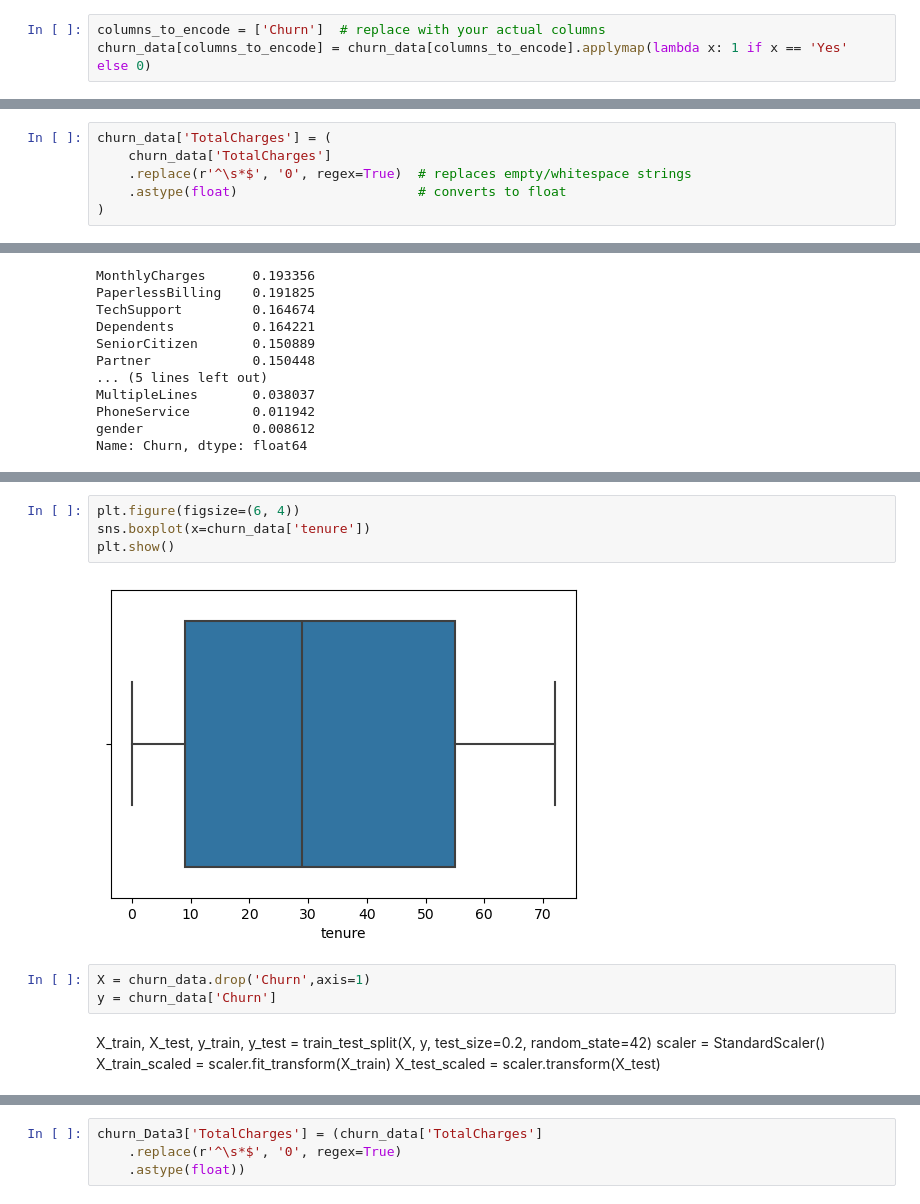
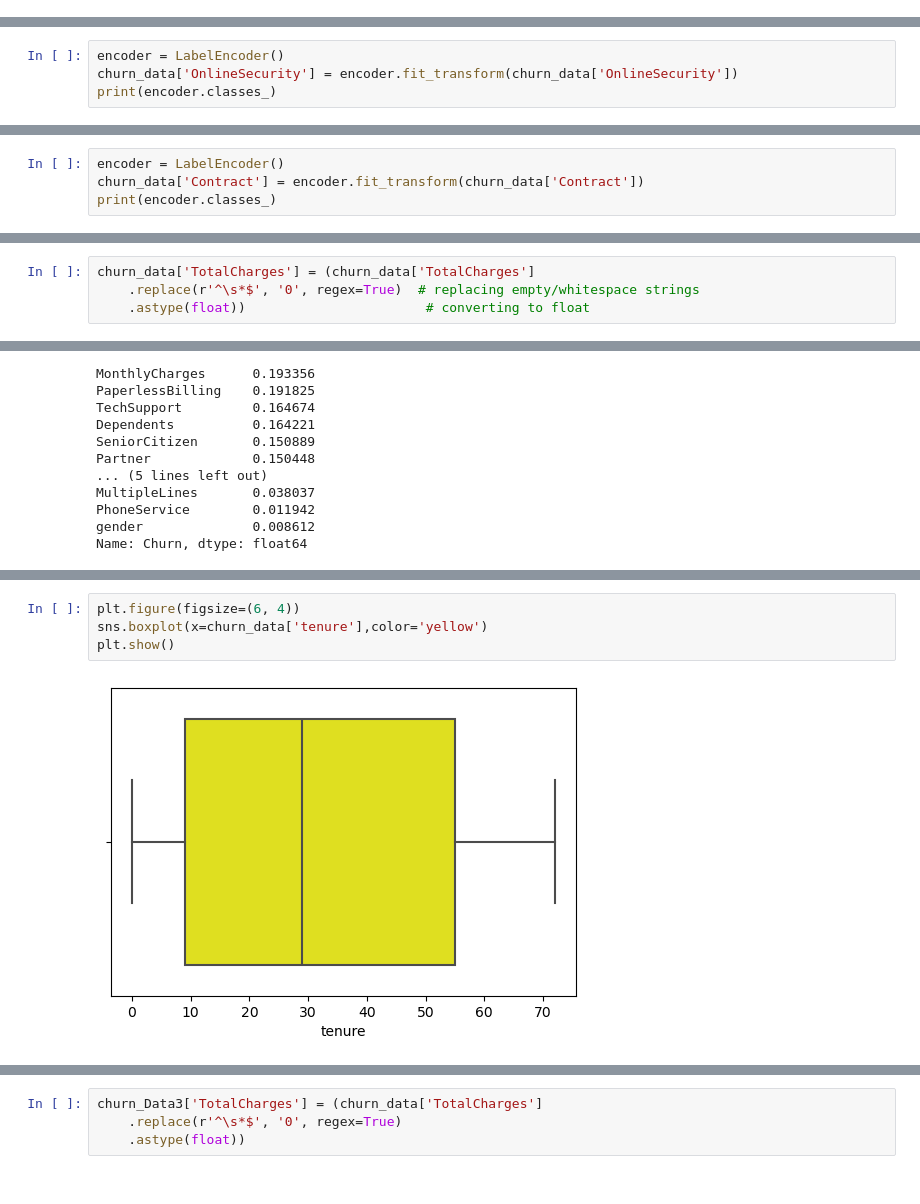
Before and after one commit to Tangirala20/Churn-Prediction, a Jupyter notebook: Churn Prediction.ipynb, the cells around one changed output, grey strips where cells are left out. Drawn from its saved outputs; the diff is of its cells as text.

```diff
--- a/Churn Prediction.ipynb
+++ b/Churn Prediction.ipynb
@@ -115,6 +116,3 @@ churn_data2 = churn_data
 # %%
 columns_to_encode = ['Partner', 'StreamingMovies', 'Dependents','PhoneService','DeviceProtection','TechSupport','StreamingTV','PaperlessBilling']  # replace with your actual columns
 churn_data[columns_to_encode] = churn_data[columns_to_encode].applymap(lambda x: 1 if x == 'Yes' else 0)
-# %%
-columns_to_encode = ['Churn']  # replace with your actual columns
-churn_data[columns_to_encode] = churn_data[columns_to_encode].applymap(lambda x: 1 if x == 'Yes' else 0)
@@ -138,3 +138,7 @@ churn_data['OnlineBackup'] = encoder.fit_transform(churn_data['OnlineBackup'])
 print(encoder.classes_)
 # %% [output]
 ['No' 'No internet service' 'Yes']
+# %%
+encoder = LabelEncoder()
+churn_data['OnlineSecurity'] = encoder.fit_transform(churn_data['OnlineSecurity'])
+print(encoder.classes_)
@@ -151,3 +157,7 @@ churn_data['MultipleLines'] = encoder.fit_transform(churn_data['MultipleLines'])
 print(encoder.classes_)
 # %% [output]
 ['No' 'No phone service' 'Yes']
+# %%
+encoder = LabelEncoder()
+churn_data['Contract'] = encoder.fit_transform(churn_data['Contract'])
+print(encoder.classes_)
@@ -184,11 +216,9 @@ Unable to parse string "Yes" at position 0
 TotalCharges cannot be fully converted:
 Unable to parse string " " at position 488
 # %%
-churn_data['TotalCharges'] = (
-    churn_data['TotalCharges']
-    .replace(r'^\s*$', '0', regex=True)  # replaces empty/whitespace strings
-    .astype(float)                       # converts to float
-)
+churn_data['TotalCharges'] = (churn_data['TotalCharges']
+    .replace(r'^\s*$', '0', regex=True)  # replacing empty/whitespace strings
+    .astype(float))                       # converting to float
 # %%
 churn_data
 # %% [output]
@@ -236,14 +266,6 @@ plt.show()
 # %%
 plt.figure(figsize=(6, 4))
-sns.boxplot(x=churn_data['tenure'])
+sns.boxplot(x=churn_data['tenure'],color='yellow')
 plt.show()
 # %% [output]
-[figure, old version]
+[figure, new version]
-# %%
-X = churn_data.drop('Churn',axis=1)
-y = churn_data['Churn']
-# %% [markdown]
-X_train, X_test, y_train, y_test = train_test_split(X, y, test_size=0.2, random_state=42)
-scaler = StandardScaler()
-X_train_scaled = scaler.fit_transform(X_train)
-X_test_scaled = scaler.transform(X_test)
```
Also changed, not shown: parts of 60 cells of this notebook.
